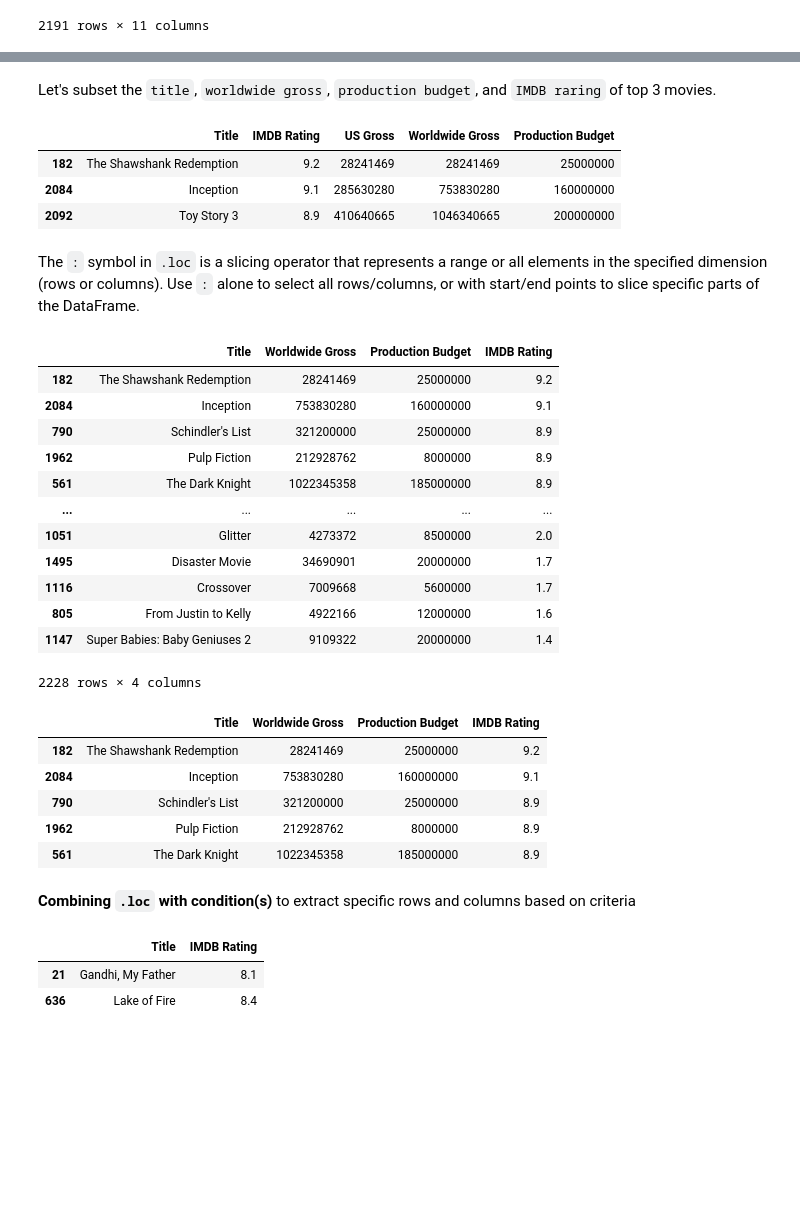
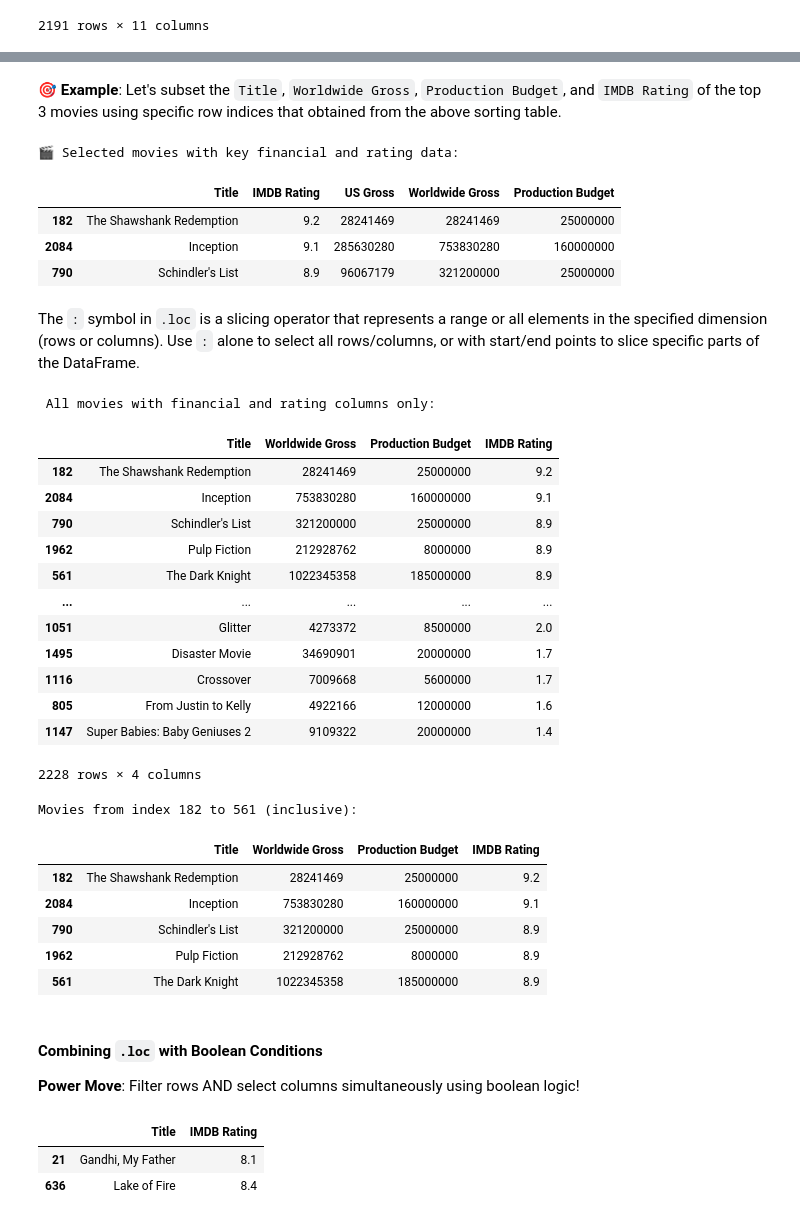
Before and after one commit to Lizhen0909/nu-stat303-1-sec20-coursebook, a Jupyter notebook: Pandas.ipynb, the cells around one changed output, grey strips where cells are left out. Cells and saved outputs as stored; diff of their text form; code cells hidden in the pictures; blank space fills up the shorter version.

```diff
--- a/Pandas.ipynb
+++ b/Pandas.ipynb
@@ -353,22 +433,26 @@ The operator `loc` uses axis labels (row indices and column names) to subset the
 # %% [markdown]
 
-Let's subset the `title`, `worldwide gross`, `production budget`, and `IMDB raring` of top 3 movies.
+🎯 **Example**: Let's subset the `Title`, `Worldwide Gross`, `Production Budget`, and `IMDB Rating` of the top 3 movies using specific row indices that obtained from the above sorting table.
 # %%
-# Subsetting the DataFrame by loc - using axis labels
-movies_subset = movie_ratings_sorted.loc[[182,2084, 2092],[ 'Title', 'IMDB Rating', 'US Gross', 'Worldwide Gross', 'Production Budget']]
+# 📍 Select specific rows by index and specific columns by name
+movies_subset = movie_ratings_sorted.loc[[182, 2084, 790], ['Title', 'IMDB Rating', 'US Gross', 'Worldwide Gross', 'Production Budget']]
+print("🎬 Selected movies with key financial and rating data:")
 movies_subset
 # %% [output]
+🎬 Selected movies with key financial and rating data:
 |  | Title | IMDB Rating | US Gross | Worldwide Gross | Production Budget |
 | 182 | The Shawshank Redemption | 9.2 | 28241469 | 28241469 | 25000000 |
 | 2084 | Inception | 9.1 | 285630280 | 753830280 | 160000000 |
-| 2092 | Toy Story 3 | 8.9 | 410640665 | 1046340665 | 200000000 |
+| 790 | Schindler's List | 8.9 | 96067179 | 321200000 | 25000000 |
 # %% [markdown]
 The `:` symbol in `.loc` is a slicing operator that represents a range or all elements in the specified dimension (rows or columns). Use `:` alone to select all rows/columns, or with start/end points to slice specific parts of the DataFrame.
 # %%
-# Subsetting the DataFrame by loc - using axis labels. the colon is used to select all rows
-movies_subset = movie_ratings_sorted.loc[:,['Title','Worldwide Gross','Production Budget','IMDB Rating']]
+# 📊 Select ALL rows (:) but only specific columns
+movies_subset = movie_ratings_sorted.loc[:, ['Title', 'Worldwide Gross', 'Production Budget', 'IMDB Rating']]
+print(" All movies with financial and rating columns only:")
 movies_subset
 # %% [output]
+ All movies with financial and rating columns only:
 |  | Title | Worldwide Gross | Production Budget | IMDB Rating |
 | 182 | The Shawshank Redemption | 28241469 | 25000000 | 9.2 |
 | 2084 | Inception | 753830280 | 160000000 | 9.1 |
@@ -381,20 +465,24 @@ movies_subset
 | 1116 | Crossover | 7009668 | 5600000 | 1.7 |
 | 805 | From Justin to Kelly | 4922166 | 12000000 | 1.6 |
 | 1147 | Super Babies: Baby Geniuses 2 | 9109322 | 20000000 | 1.4 |
-2228 rows × 4 columns
+2228 rows × 4 columns
 # %%
-# Subsetting the DataFrame by loc - using axis labels. the colon is used to select a range of rows
-movies_subset = movie_ratings_sorted.loc[182:561,['Title','Worldwide Gross','Production Budget','IMDB Rating']]
+# 📏 Select a RANGE of rows (182 to 561) and specific columns
+movies_subset = movie_ratings_sorted.loc[182:561, ['Title', 'Worldwide Gross', 'Production Budget', 'IMDB Rating']]
+print("Movies from index 182 to 561 (inclusive):")
 movies_subset
 # %% [output]
+Movies from index 182 to 561 (inclusive):
 |  | Title | Worldwide Gross | Production Budget | IMDB Rating |
 | 182 | The Shawshank Redemption | 28241469 | 25000000 | 9.2 |
 | 2084 | Inception | 753830280 | 160000000 | 9.1 |
 | 790 | Schindler's List | 321200000 | 25000000 | 8.9 |
 | 1962 | Pulp Fiction | 212928762 | 8000000 | 8.9 |
 | 561 | The Dark Knight | 1022345358 | 185000000 | 8.9 |
-# %% [markdown]
-**Combining `.loc` with condition(s)** to extract specific rows and columns based on criteria
+# %% [markdown]
+####  **Combining `.loc` with Boolean Conditions**
+
+**Power Move**: Filter rows AND select columns simultaneously using boolean logic!
 # %%
 # extracting the rows that have IMDB Rating greater than 8 or US Gross less than 1000000, only extract the Title and IMDB Rating columns
 movie_ratings[(movie_ratings['IMDB Rating'] > 8) & (movie_ratings['US Gross'] < 1000000)][['Title','IMDB Rating']]
```
Also changed, not shown: parts of 264 cells of this notebook, 4 other files.
